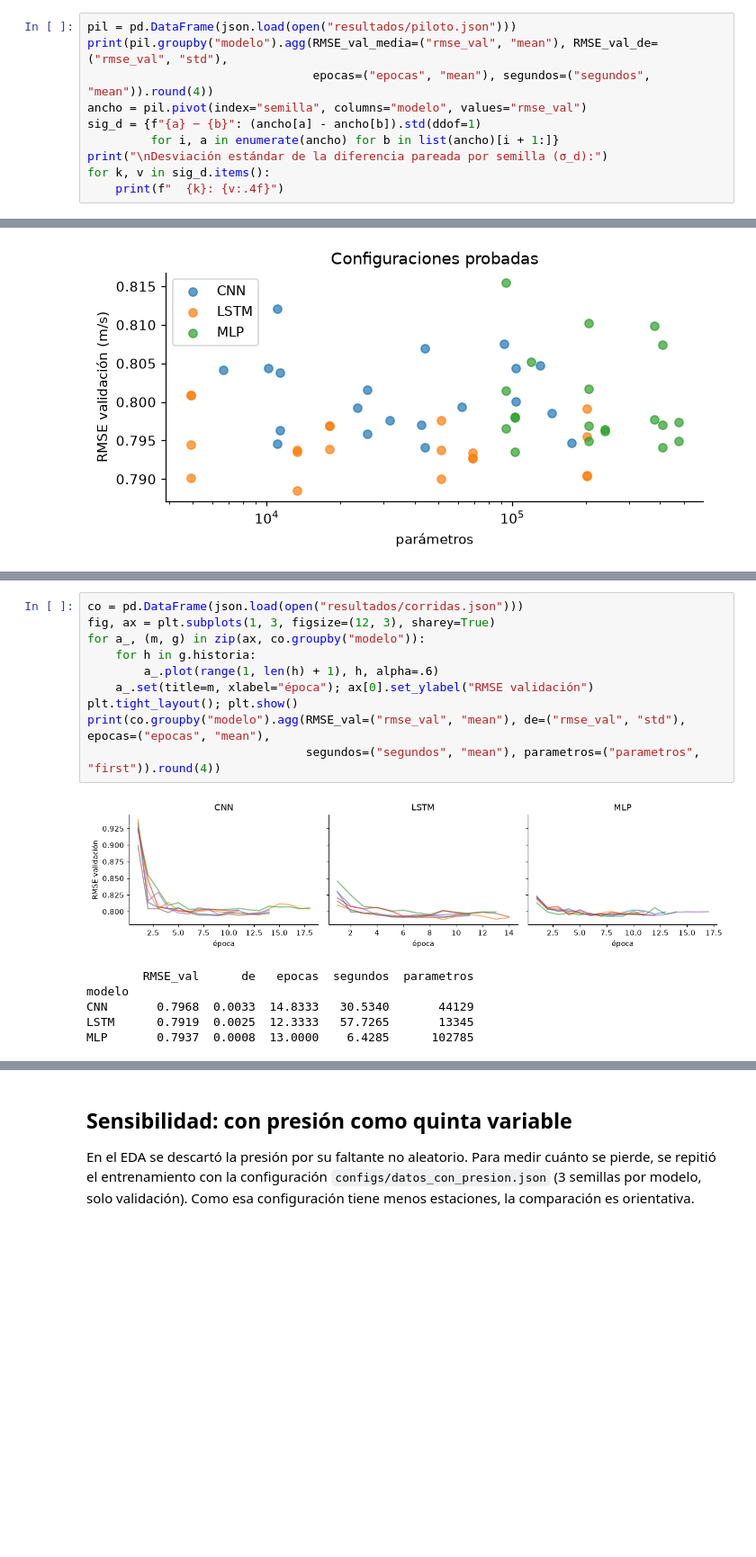
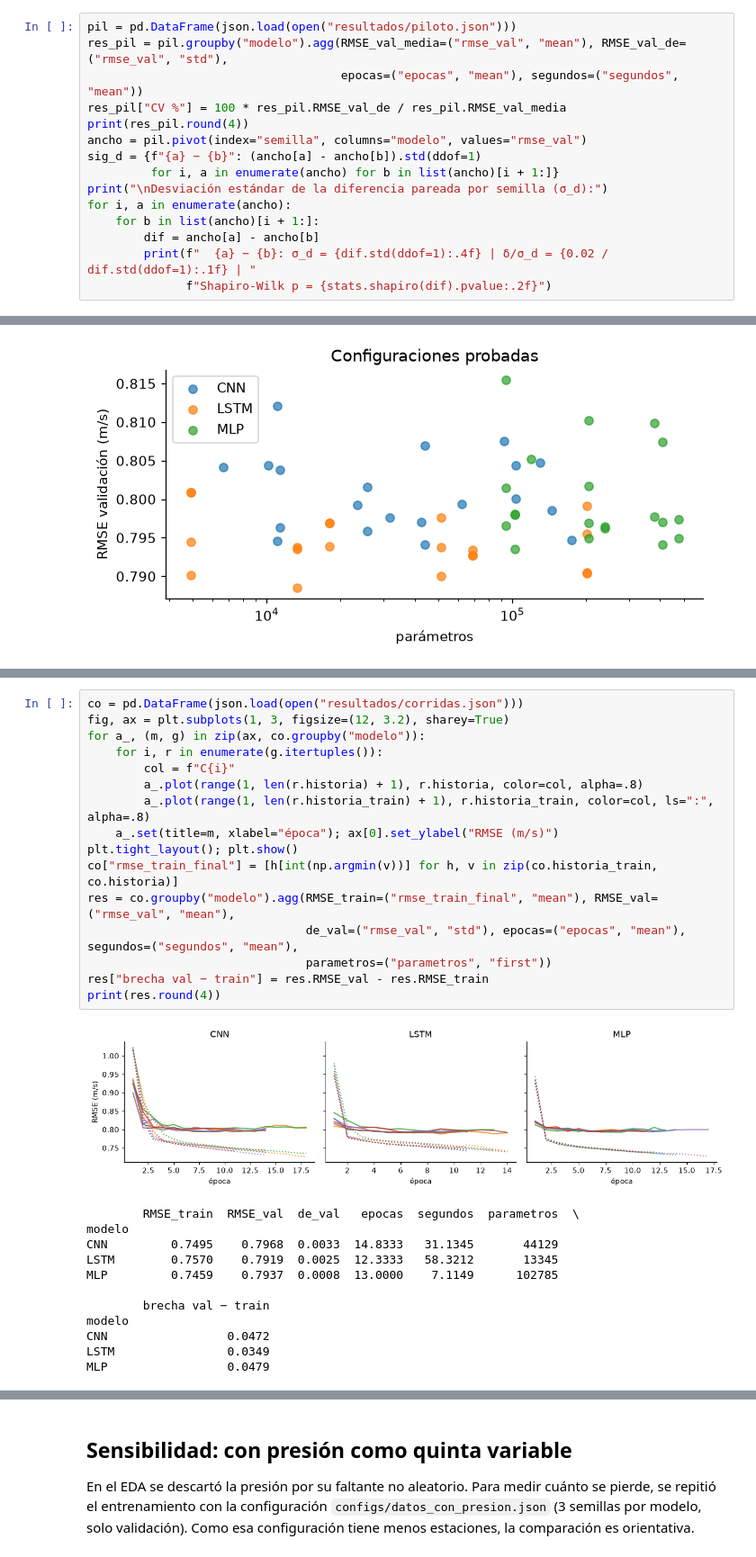
Before and after one commit to BetzyW/Deep-Learning-Wind, a Jupyter notebook: 04_modelos.ipynb, the cells around one changed output, grey strips where cells are left out. Shown at 90% size. Cells and saved outputs as stored; diff of their text form; blank space fills up the shorter version.

```diff
--- a/04_modelos.ipynb
+++ b/04_modelos.ipynb
@@ -40,12 +58,17 @@ corrida con la misma semilla y el mismo hardware reproduce el mismo resultado.
 Se entrenó cada modelo con 5 semillas y la configuración inicial, evaluando solo en validación.
 # %%
 pil = pd.DataFrame(json.load(open("resultados/piloto.json")))
-print(pil.groupby("modelo").agg(RMSE_val_media=("rmse_val", "mean"), RMSE_val_de=("rmse_val", "std"),
-                                epocas=("epocas", "mean"), segundos=("segundos", "mean")).round(4))
+res_pil = pil.groupby("modelo").agg(RMSE_val_media=("rmse_val", "mean"), RMSE_val_de=("rmse_val", "std"),
+                                    epocas=("epocas", "mean"), segundos=("segundos", "mean"))
+res_pil["CV %"] = 100 * res_pil.RMSE_val_de / res_pil.RMSE_val_media
+print(res_pil.round(4))
 ancho = pil.pivot(index="semilla", columns="modelo", values="rmse_val")
 sig_d = {f"{a} − {b}": (ancho[a] - ancho[b]).std(ddof=1)
          for i, a in enumerate(ancho) for b in list(ancho)[i + 1:]}
 print("\nDesviación estándar de la diferencia pareada por semilla (σ_d):")
-for k, v in sig_d.items():
-    print(f"  {k}: {v:.4f}")
+for i, a in enumerate(ancho):
+    for b in list(ancho)[i + 1:]:
+        dif = ancho[a] - ancho[b]
+        print(f"  {a} − {b}: σ_d = {dif.std(ddof=1):.4f} | δ/σ_d = {0.02 / dif.std(ddof=1):.1f} | "
+              f"Shapiro-Wilk p = {stats.shapiro(dif).pvalue:.2f}")
 # %% [output]
@@ -117,17 +147,29 @@ Hiperparámetros elegidos:
 # %%
 co = pd.DataFrame(json.load(open("resultados/corridas.json")))
-fig, ax = plt.subplots(1, 3, figsize=(12, 3), sharey=True)
+fig, ax = plt.subplots(1, 3, figsize=(12, 3.2), sharey=True)
 for a_, (m, g) in zip(ax, co.groupby("modelo")):
-    for h in g.historia:
-        a_.plot(range(1, len(h) + 1), h, alpha=.6)
-    a_.set(title=m, xlabel="época"); ax[0].set_ylabel("RMSE validación")
+    for i, r in enumerate(g.itertuples()):
+        col = f"C{i}"
+        a_.plot(range(1, len(r.historia) + 1), r.historia, color=col, alpha=.8)
+        a_.plot(range(1, len(r.historia_train) + 1), r.historia_train, color=col, ls=":", alpha=.8)
+    a_.set(title=m, xlabel="época"); ax[0].set_ylabel("RMSE (m/s)")
 plt.tight_layout(); plt.show()
-print(co.groupby("modelo").agg(RMSE_val=("rmse_val", "mean"), de=("rmse_val", "std"), epocas=("epocas", "mean"),
-                               segundos=("segundos", "mean"), parametros=("parametros", "first")).round(4))
+co["rmse_train_final"] = [h[int(np.argmin(v))] for h, v in zip(co.historia_train, co.historia)]
+res = co.groupby("modelo").agg(RMSE_train=("rmse_train_final", "mean"), RMSE_val=("rmse_val", "mean"),
+                               de_val=("rmse_val", "std"), epocas=("epocas", "mean"), segundos=("segundos", "mean"),
+                               parametros=("parametros", "first"))
+res["brecha val − train"] = res.RMSE_val - res.RMSE_train
+print(res.round(4))
 # %% [output]
-[figure, old version]
+[figure, new version]
-        RMSE_val      de   epocas  segundos  parametros
+        RMSE_train  RMSE_val  de_val   epocas  segundos  parametros  \
 modelo
-CNN       0.7968  0.0033  14.8333   30.5340       44129
-LSTM      0.7919  0.0025  12.3333   57.7265       13345
-MLP       0.7937  0.0008  13.0000    6.4285      102785
+CNN         0.7495    0.7968  0.0033  14.8333   31.1345       44129
+LSTM        0.7570    0.7919  0.0025  12.3333   58.3212       13345
+MLP         0.7459    0.7937  0.0008  13.0000    7.1149      102785
+
+        brecha val − train
+modelo
+CNN                 0.0472
+LSTM                0.0349
+MLP                 0.0479
```
Also changed, not shown: parts of 8 cells of this notebook, 18 other files.
